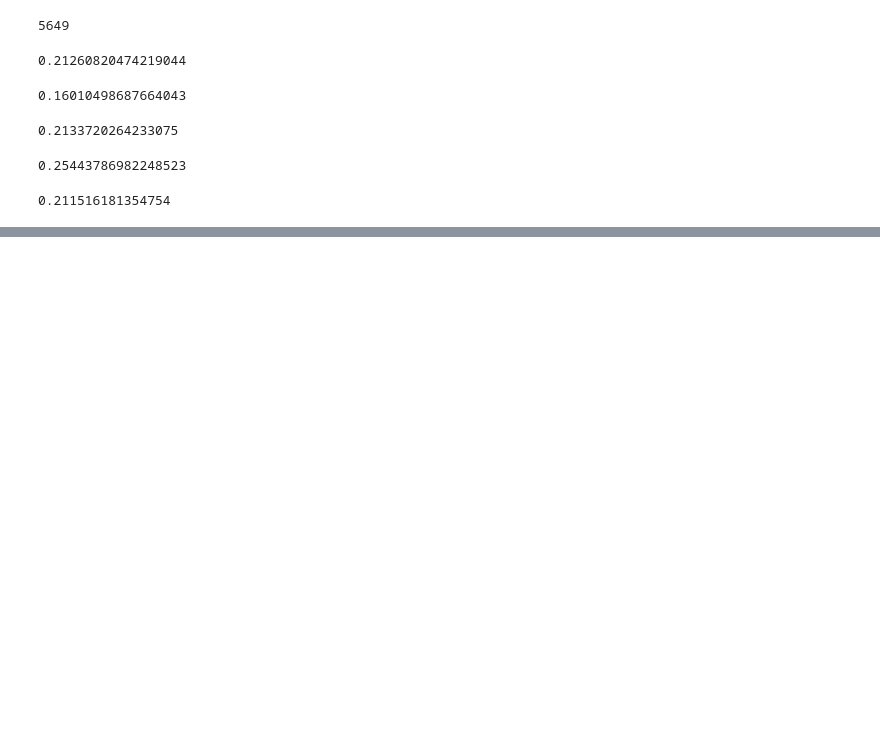
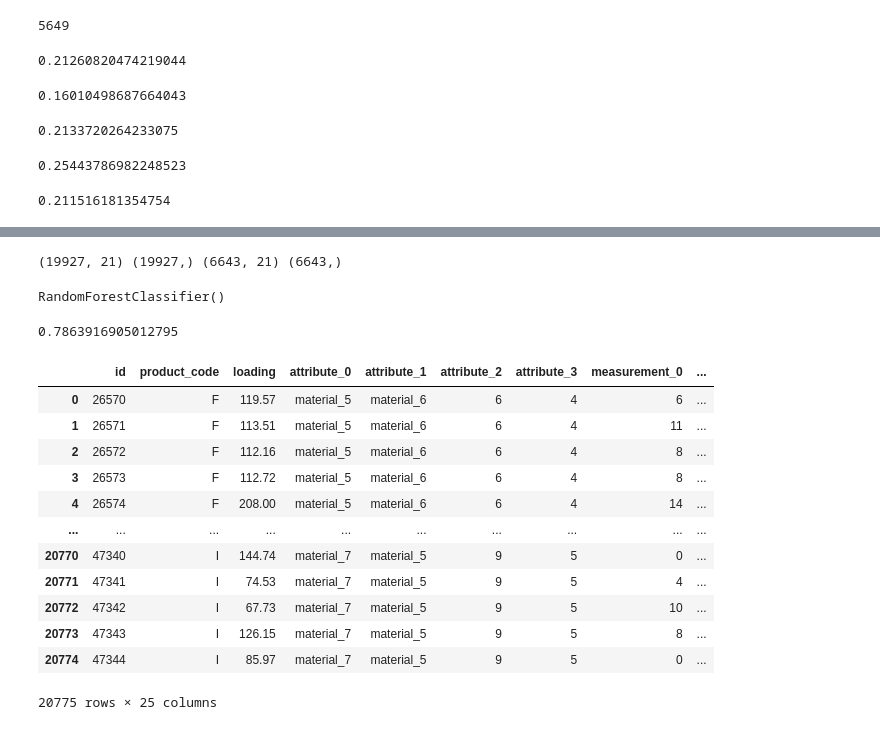
Before and after one commit to sjhh4/Tabular_Playground_Series_Aug_2022, a Jupyter notebook: first_preprocessing_fillna.ipynb, the cells around one changed output, grey strips where cells are left out. Saved outputs shown, nothing was run; the diff lists cells and outputs as text; code cells hidden in the pictures; blank space fills up the shorter version.

```diff
--- a/first_preprocessing_fillna.ipynb
+++ b/first_preprocessing_fillna.ipynb
@@ -1105,0 +1152,4 @@ df.to_csv('./data/train_fillmean.csv')
+# %%
+print(X_train.shape, y_train.shape, X_test.shape, y_test.shape)
+# %% [output]
+(19927, 21) (19927,) (6643, 21) (6643,)
@@ -1105,0 +1158,4 @@ df.to_csv('./data/train_fillmean.csv')
+# %%
+model.fit(X_train, y_train)
+# %% [output]
+RandomForestClassifier()
@@ -1105,0 +1164,22 @@ df.to_csv('./data/train_fillmean.csv')
+# %%
+from sklearn.metrics import accuracy_score
+score = accuracy_score(y_test, predict)
+print(score)
+# %% [output]
+0.7863916905012795
+# %%
+test
+# %% [output]
+|  | id | product_code | loading | attribute_0 | attribute_1 | attribute_2 | attribute_3 | measurement_0 | ... |
+| 0 | 26570 | F | 119.57 | material_5 | material_6 | 6 | 4 | 6 | ... |
+| 1 | 26571 | F | 113.51 | material_5 | material_6 | 6 | 4 | 11 | ... |
+| 2 | 26572 | F | 112.16 | material_5 | material_6 | 6 | 4 | 8 | ... |
+| 3 | 26573 | F | 112.72 | material_5 | material_6 | 6 | 4 | 8 | ... |
+| 4 | 26574 | F | 208.00 | material_5 | material_6 | 6 | 4 | 14 | ... |
+| ... | ... | ... | ... | ... | ... | ... | ... | ... | ... |
+| 20770 | 47340 | I | 144.74 | material_7 | material_5 | 9 | 5 | 0 | ... |
+| 20771 | 47341 | I | 74.53 | material_7 | material_5 | 9 | 5 | 4 | ... |
+| 20772 | 47342 | I | 67.73 | material_7 | material_5 | 9 | 5 | 10 | ... |
+| 20773 | 47343 | I | 126.15 | material_7 | material_5 | 9 | 5 | 8 | ... |
+| 20774 | 47344 | I | 85.97 | material_7 | material_5 | 9 | 5 | 0 | ... |
+20775 rows × 25 columns
```
Also changed, not shown: parts of 28 cells of this notebook, 2 other files.
